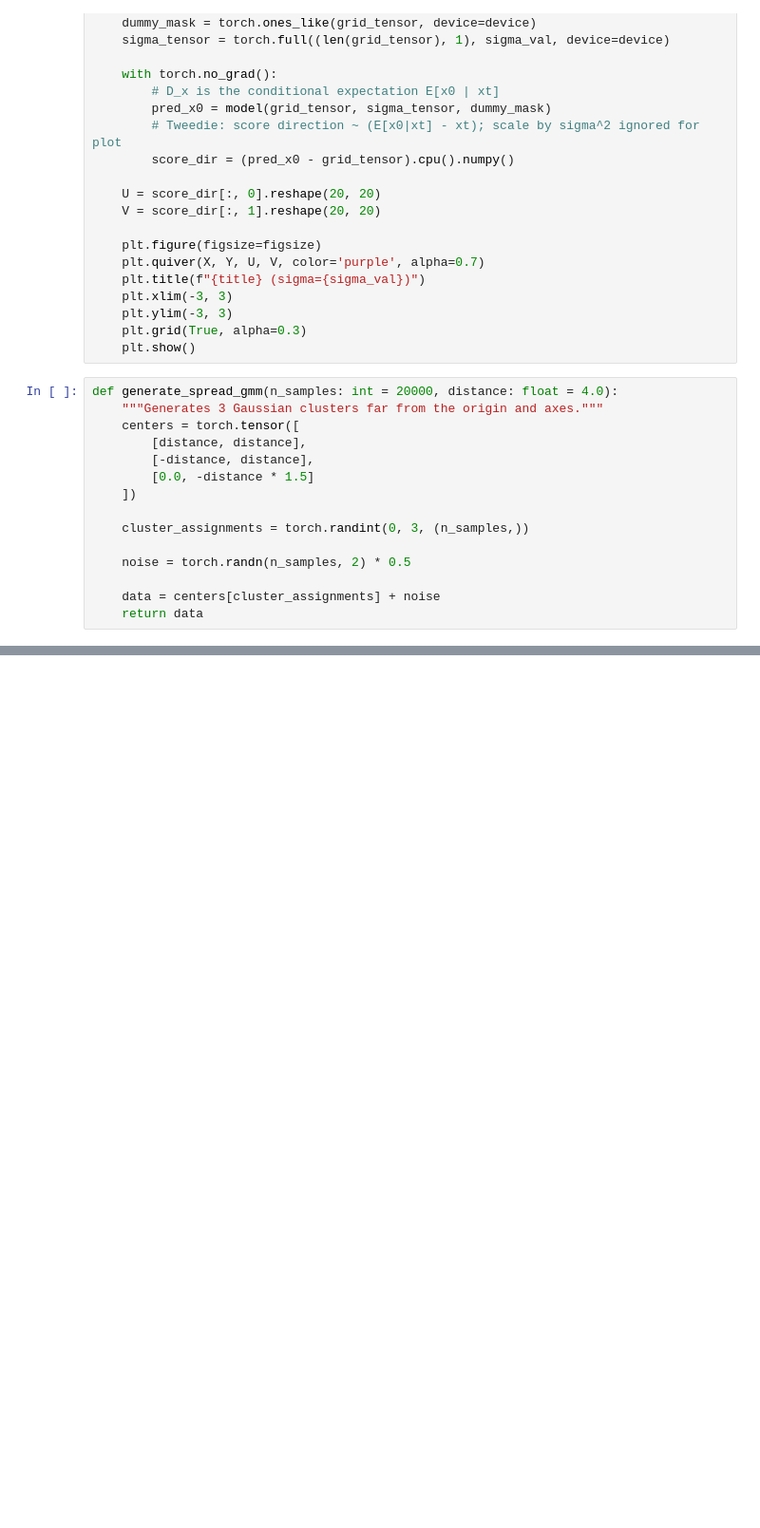
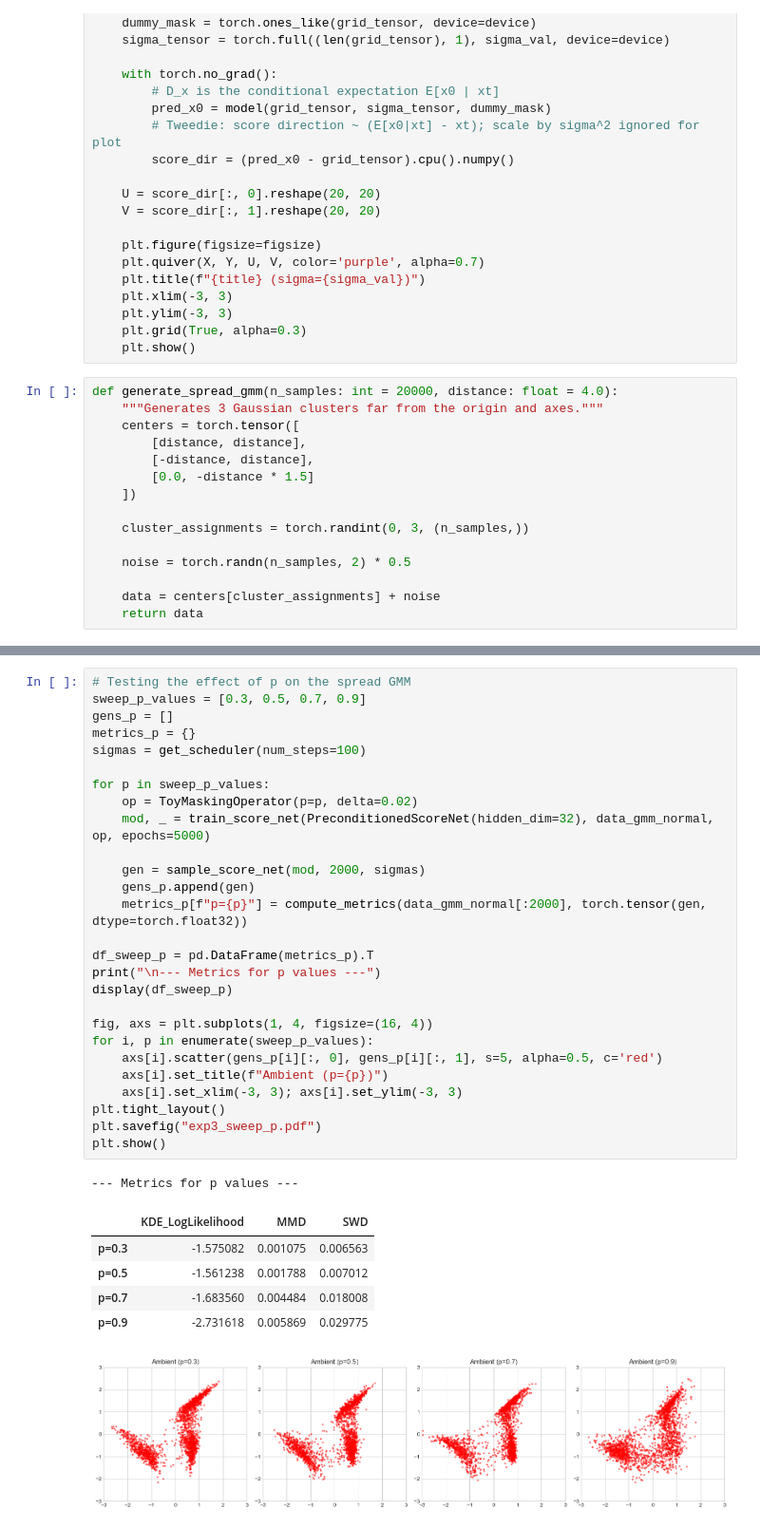
Before and after one commit to azzouginho/ambient-diffusion-project, a Jupyter notebook: toy.ipynb, the cells around one changed output, grey strips where cells are left out. Shown at 95% size. Saved outputs shown, nothing was run; the diff lists cells and outputs as text; blank space fills up the shorter version.

```diff
--- a/toy.ipynb
+++ b/toy.ipynb
@@ -946,0 +491,35 @@ Résultat delta=0.5 -> KDE: -2.84 | MMD: 0.0092
+# %%
+# Testing the effect of p on the spread GMM
+sweep_p_values = [0.3, 0.5, 0.7, 0.9]
+gens_p = []
+metrics_p = {}
+sigmas = get_scheduler(num_steps=100)
+
+for p in sweep_p_values:
+    op = ToyMaskingOperator(p=p, delta=0.02)
+    mod, _ = train_score_net(PreconditionedScoreNet(hidden_dim=32), data_gmm_normal, op, epochs=5000)
+
+    gen = sample_score_net(mod, 2000, sigmas)
+    gens_p.append(gen)
+    metrics_p[f"p={p}"] = compute_metrics(data_gmm_normal[:2000], torch.tensor(gen, dtype=torch.float32))
+
+df_sweep_p = pd.DataFrame(metrics_p).T
+print("\n--- Metrics for p values ---")
+display(df_sweep_p)
+
+fig, axs = plt.subplots(1, 4, figsize=(16, 4))
+for i, p in enumerate(sweep_p_values):
+    axs[i].scatter(gens_p[i][:, 0], gens_p[i][:, 1], s=5, alpha=0.5, c='red')
+    axs[i].set_title(f"Ambient (p={p})")
+    axs[i].set_xlim(-3, 3); axs[i].set_ylim(-3, 3)
+plt.tight_layout()
+plt.savefig("exp3_sweep_p.pdf")
+plt.show()
+# %% [output]
+--- Metrics for p values ---
+|  | KDE_LogLikelihood | MMD | SWD |
+| p=0.3 | -1.575082 | 0.001075 | 0.006563 |
+| p=0.5 | -1.561238 | 0.001788 | 0.007012 |
+| p=0.7 | -1.683560 | 0.004484 | 0.018008 |
+| p=0.9 | -2.731618 | 0.005869 | 0.029775 |
+[figure, added]
```
Also changed, not shown: parts of 12 cells of this notebook.
